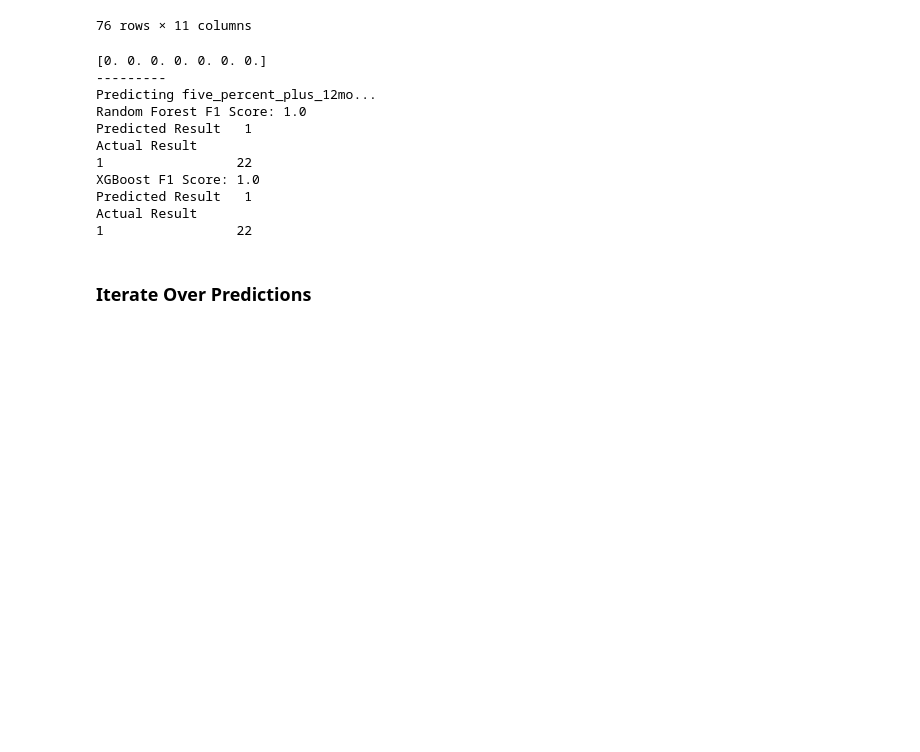
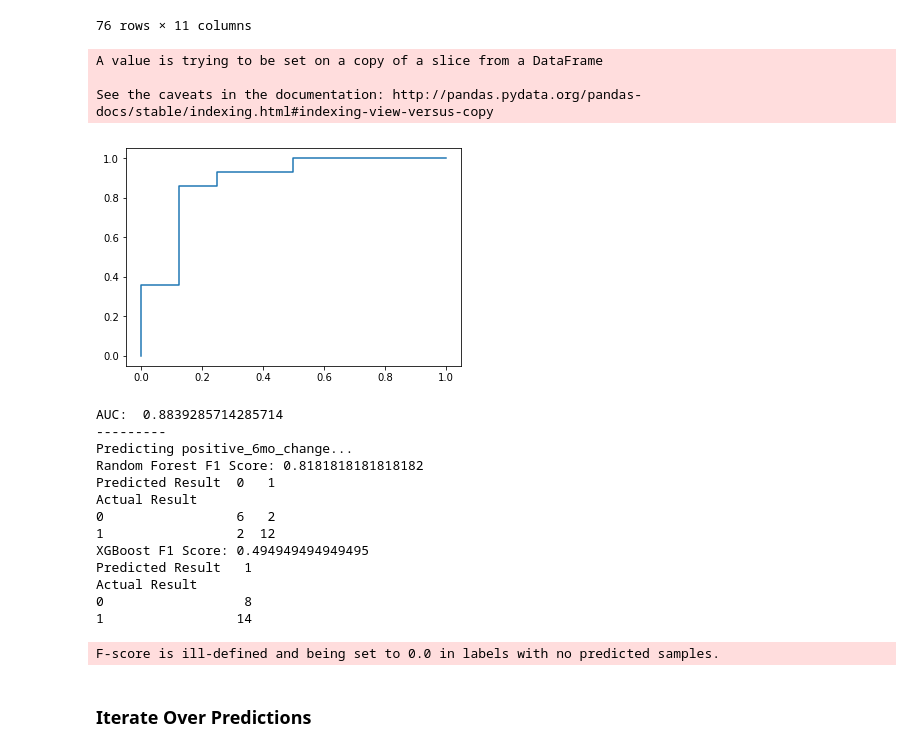
Before and after one commit to jtjones0304/zillow, a Jupyter notebook: Zillow Exploration.ipynb, the cells around one changed output. Cells and saved outputs as stored; diff of their text form; code cells hidden in the pictures; blank space fills up the shorter version.

```diff
--- a/Zillow Exploration.ipynb
+++ b/Zillow Exploration.ipynb
@@ -277,10 +277,24 @@ def run_full_model(zip_code, target_col):
     clf = RandomForestClassifier(n_estimators=100, max_depth=2, random_state=0)
     clf.fit(X_train, y_train)
 
-    print(clf.feature_importances_)
+    #print(clf.feature_importances_)
 
     y_pred = clf.predict(X_test)
-    #y_proba = pd.DataFrame(clf.predict_proba(X_test))[1]
+    y_proba = pd.DataFrame(clf.predict_proba(X_test))[1]
+    #print(y_proba)
+    fpr, tpr, thresholds = metrics.roc_curve(y_test, y_proba)
+
+    x = fpr
+    y = tpr
+
+    # This is the ROC curve
+    plt.plot(x,y)
+    plt.show()
+
+    # This is the AUC
+    auc = np.trapz(y,x)
+
+    print("AUC: ",metrics.auc(fpr, tpr))
 
     print("---------")
     print("Predicting " + target_col + "...")
@@ -309,20 +323,29 @@ def run_full_model(zip_code, target_col):
     #return data [77449, 37013, 37042, 77479]
 
     #good_zips2 = [60629, 78704, 75287, 30024, 78745, 28027,48197, 66062, 95630, 90044, 90805]
+
+    #good_zips4 = [77845, 45011, 29732, 28314, 87120, 40475, 23320]
 # %%
-returned_model = run_full_model(37013, 'five_percent_plus_12mo')
+returned_model = run_full_model(37042, 'positive_6mo_change')
 # %% [output]
-[0. 0. 0. 0. 0. 0. 0.]
----------
-Predicting five_percent_plus_12mo...
-Random Forest F1 Score: 1.0
-Predicted Result   1
-Actual Result
-1                 22
-XGBoost F1 Score: 1.0
-Predicted Result   1
-Actual Result
-1                 22
+A value is trying to be set on a copy of a slice from a DataFrame
+
+See the caveats in the documentation: http://pandas.pydata.org/pandas-docs/stable/indexing.html#indexing-view-versus-copy
+[figure, added]
+AUC:  0.8839285714285714
+---------
+Predicting positive_6mo_change...
+Random Forest F1 Score: 0.8181818181818182
+Predicted Result  0   1
+Actual Result
+0                 6   2
+1                 2  12
+XGBoost F1 Score: 0.494949494949495
+Predicted Result   1
+Actual Result
+0                  8
+1                 14
+F-score is ill-defined and being set to 0.0 in labels with no predicted samples.
 # %%
 returned_model
 # %% [markdown]
```
Also changed, not shown: parts of 3 cells of this notebook.
